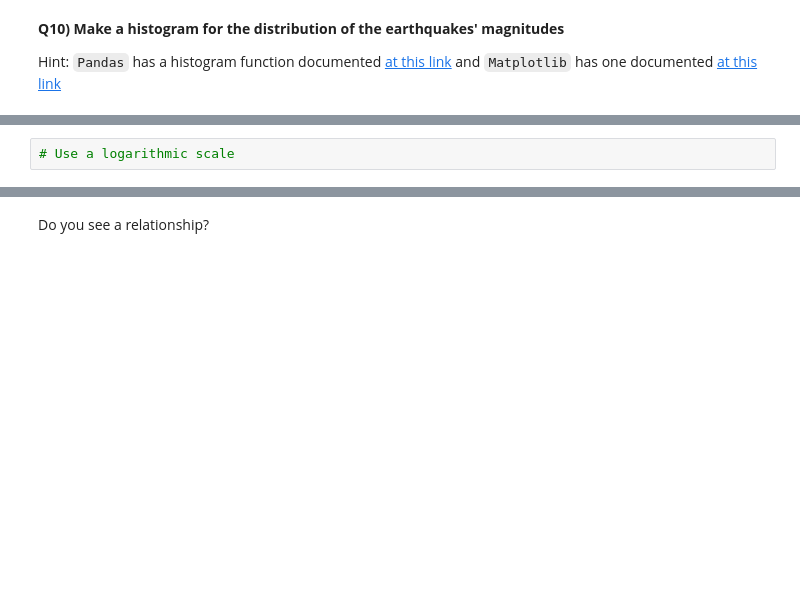
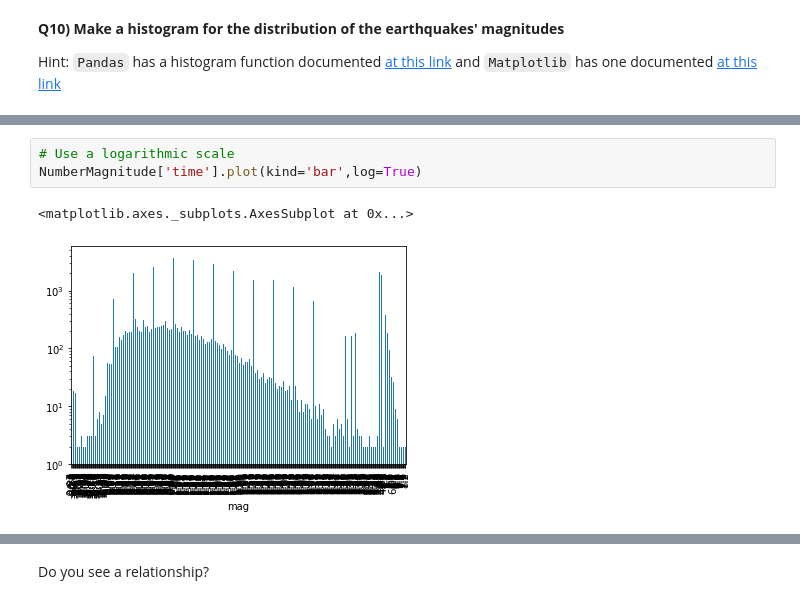
Before and after one commit to DuaneHsa/2022_ML_Earth_Env_Sci, a Jupyter notebook: S1_4_Pandas_reno.ipynb, the cells around one changed output, grey strips where cells are left out. Cells and saved outputs as stored; diff of their text form; blank space fills up the shorter version.

```diff
--- a/S1_4_Pandas_reno.ipynb
+++ b/S1_4_Pandas_reno.ipynb
@@ -796,3 +996,7 @@ Hint: `Pandas` has a histogram function documented [at this link](https://pandas
 # %%
 # Use a logarithmic scale
+NumberMagnitude['time'].plot(kind='bar',log=True)
+# %% [output]
+<matplotlib.axes._subplots.AxesSubplot at 0x...>
+[figure, added]
 # %%
```
Also changed, not shown: parts of 52 cells of this notebook.
